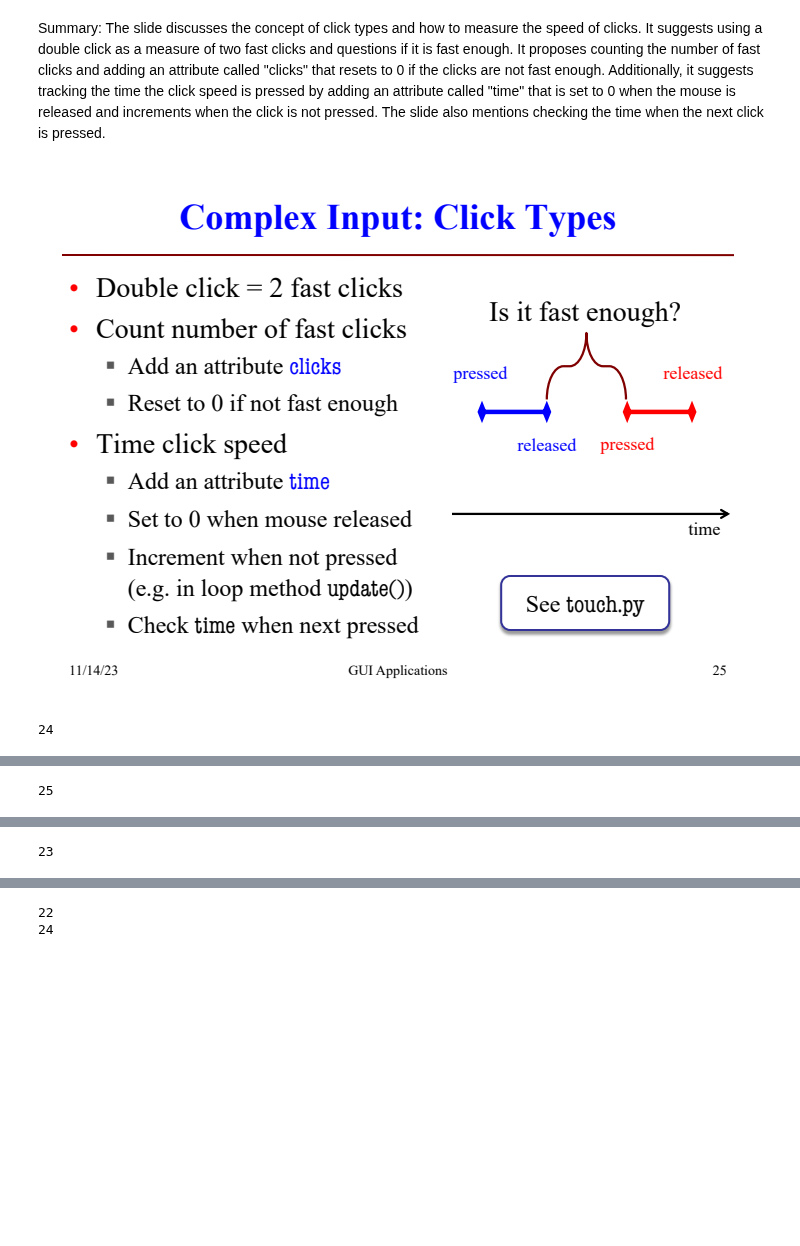
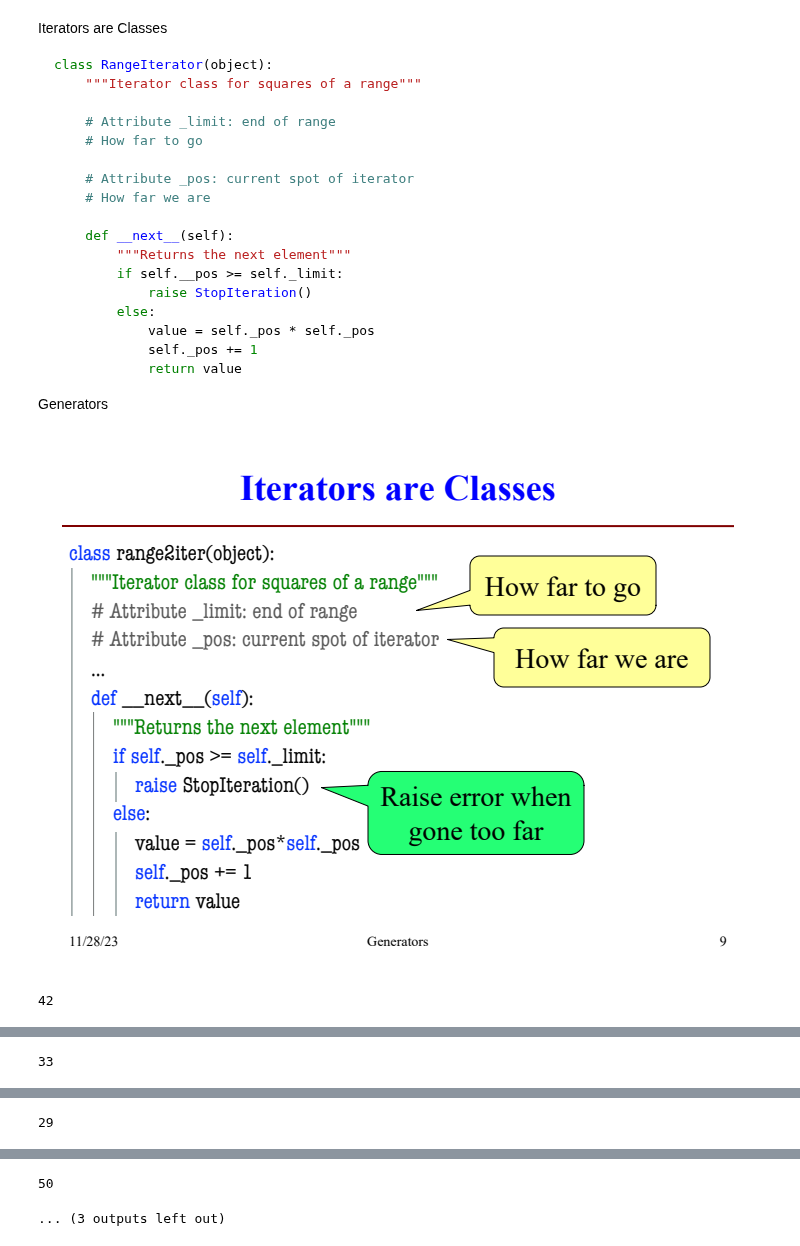
Before and after one commit to vbprojects/PowerPoint-Search-Engine, a Jupyter notebook: example.ipynb, the cells around one changed output, grey strips where cells are left out. Saved outputs shown, nothing was run; the diff lists cells and outputs as text; code cells hidden in the pictures; blank space fills up the shorter version.

````diff
--- a/example.ipynb
+++ b/example.ipynb
@@ -12,6 +9,28 @@ To support symlinks on Windows, you either need to activate Developer Mode or to
 # %%
-slidesearcher.get_top_k("Model-View-Controller (MVC) pattern", 5)
+slidesearcher.get_top_k("Accumulators", 5)
 # %% [output]
-Summary: The slide discusses the concept of click types and how to measure the speed of clicks. It suggests using a double click as a measure of two fast clicks and questions if it is fast enough. It proposes counting the number of fast clicks and adding an attribute called "clicks" that resets to 0 if the clicks are not fast enough. Additionally, it suggests tracking the time the click speed is pressed by adding an attribute called "time" that is set to 0 when the mouse is released and increments when the click is not pressed. The slide also mentions checking the time when the next click is pressed.
+Iterators are Classes
+
+```python
+class RangeIterator(object):
+    """Iterator class for squares of a range"""
+
+    # Attribute _limit: end of range
+    # How far to go
+
+    # Attribute _pos: current spot of iterator
+    # How far we are
+
+    def __next__(self):
+        """Returns the next element"""
+        if self.__pos >= self._limit:
+            raise StopIteration()
+        else:
+            value = self._pos * self._pos
+            self._pos += 1
+            return value
+```
+
+Generators
-[figure, old version]
+[figure, new version]
-24
+42
@@ -20 +51 @@ Designing complex applications can be challenging due to their inherent complexi
-25
+33
@@ -23 +73 @@ The slide discusses various functions related to checking input from a keyboard
-23
+29
@@ -26,2 +114,2 @@ The slide discusses three functions related to checking input from a keyboard or
-22
-24
+50
+... (3 outputs left out)
````
Also changed, not shown: parts of 2 cells of this notebook.
